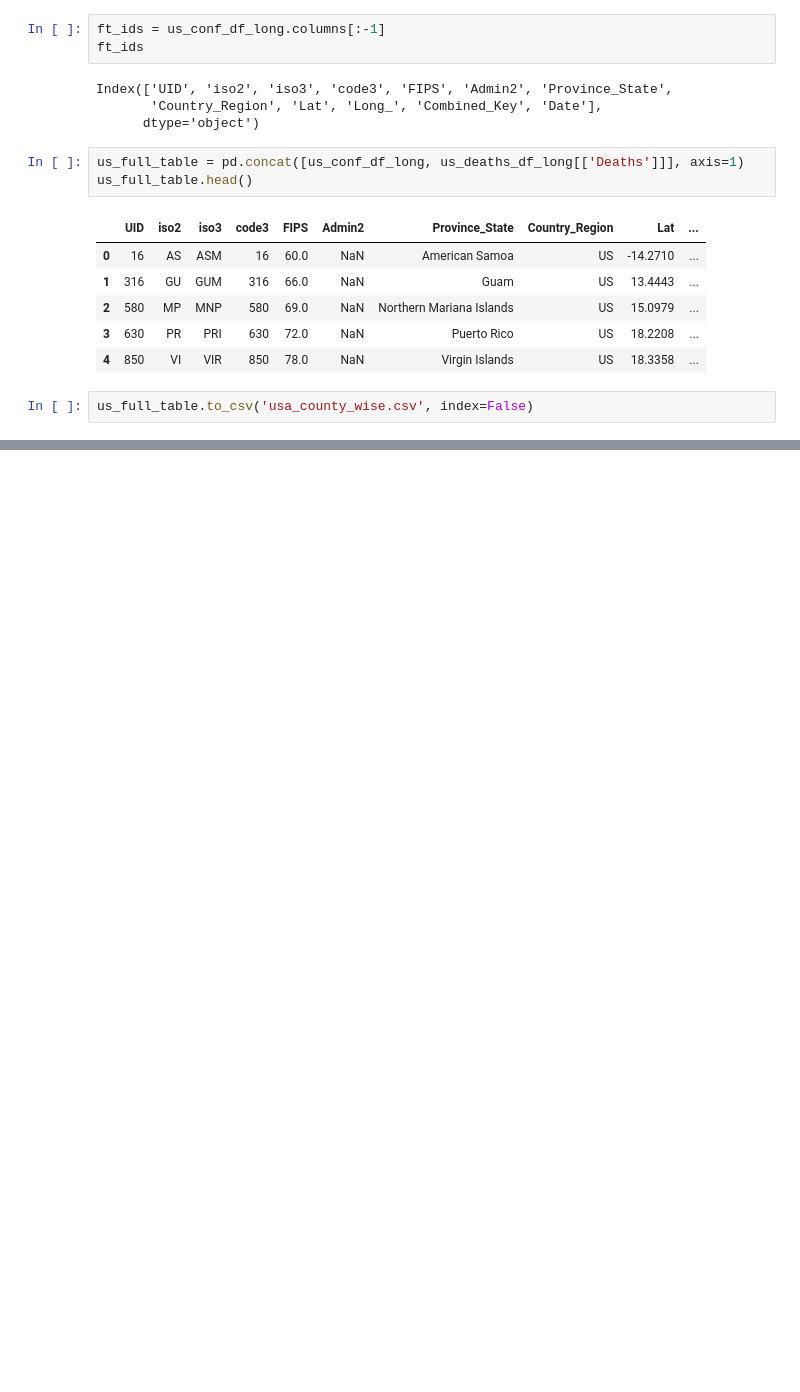
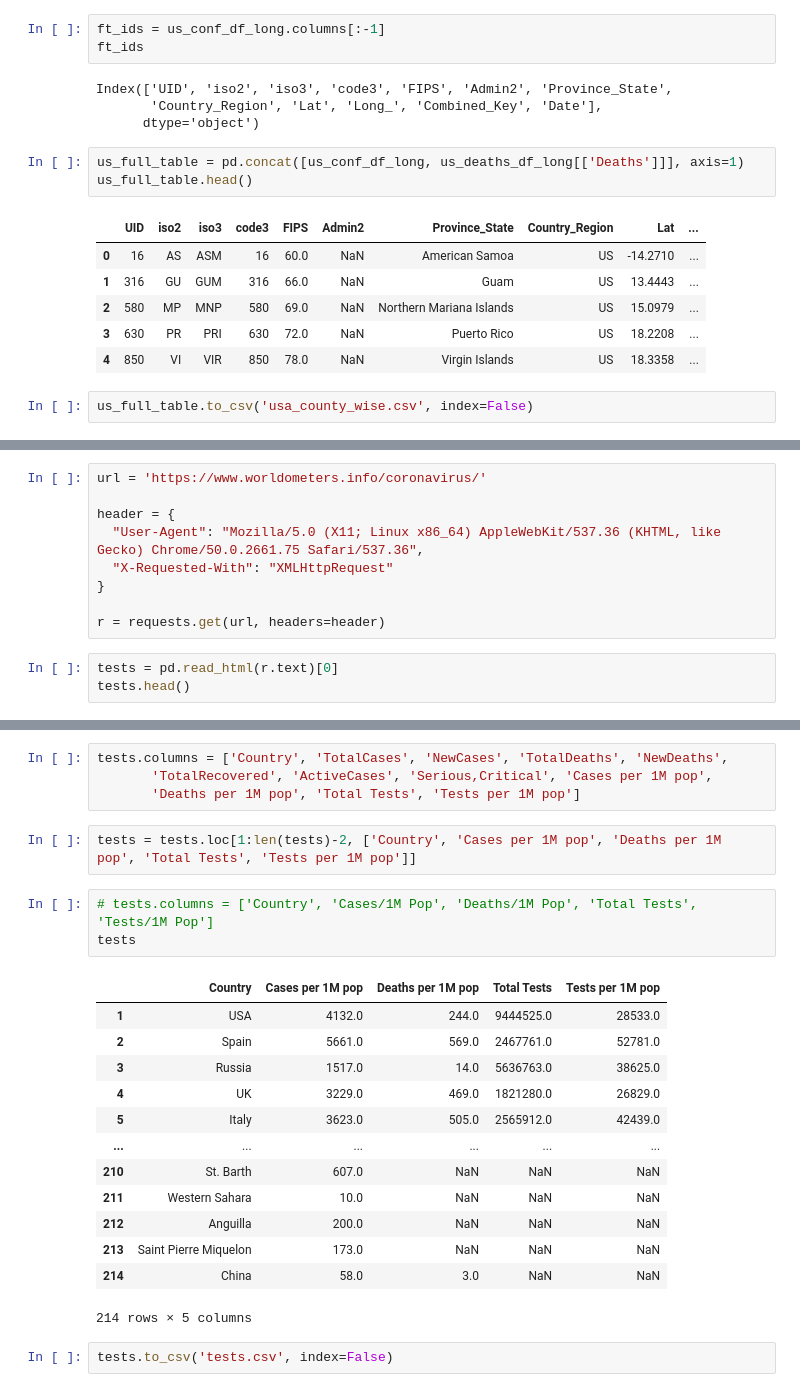
Before and after one commit to imdevskp/covid_19_jhu_data_web_scrap_and_cleaning, a Jupyter notebook: data_cleaning.ipynb, the cells around one changed output, grey strips where cells are left out. Cells and saved outputs as stored; diff of their text form; blank space fills up the shorter version.

```diff
--- a/data_cleaning.ipynb
+++ b/data_cleaning.ipynb
@@ -275,0 +279,12 @@ us_full_table.to_csv('usa_county_wise.csv', index=False)
+# %%
+url = 'https://www.worldometers.info/coronavirus/'
+
+header = {
+  "User-Agent": "Mozilla/5.0 (X11; Linux x86_64) AppleWebKit/537.36 (KHTML, like Gecko) Chrome/50.0.2661.75 Safari/537.36",
+  "X-Requested-With": "XMLHttpRequest"
+}
+
+r = requests.get(url, headers=header)
+# %%
+tests = pd.read_html(r.text)[0]
+tests.head()
@@ -275,0 +305,25 @@ us_full_table.to_csv('usa_county_wise.csv', index=False)
+# %%
+tests.columns = ['Country', 'TotalCases', 'NewCases', 'TotalDeaths', 'NewDeaths',
+       'TotalRecovered', 'ActiveCases', 'Serious,Critical', 'Cases per 1M pop',
+       'Deaths per 1M pop', 'Total Tests', 'Tests per 1M pop']
+# %%
+tests = tests.loc[1:len(tests)-2, ['Country', 'Cases per 1M pop', 'Deaths per 1M pop', 'Total Tests', 'Tests per 1M pop']]
+# %%
+# tests.columns = ['Country', 'Cases/1M Pop', 'Deaths/1M Pop', 'Total Tests', 'Tests/1M Pop']
+tests
+# %% [output]
+|  | Country | Cases per 1M pop | Deaths per 1M pop | Total Tests | Tests per 1M pop |
+| 1 | USA | 4132.0 | 244.0 | 9444525.0 | 28533.0 |
+| 2 | Spain | 5661.0 | 569.0 | 2467761.0 | 52781.0 |
+| 3 | Russia | 1517.0 | 14.0 | 5636763.0 | 38625.0 |
+| 4 | UK | 3229.0 | 469.0 | 1821280.0 | 26829.0 |
+| 5 | Italy | 3623.0 | 505.0 | 2565912.0 | 42439.0 |
+| ... | ... | ... | ... | ... | ... |
+| 210 | St. Barth | 607.0 | NaN | NaN | NaN |
+| 211 | Western Sahara | 10.0 | NaN | NaN | NaN |
+| 212 | Anguilla | 200.0 | NaN | NaN | NaN |
+| 213 | Saint Pierre Miquelon | 173.0 | NaN | NaN | NaN |
+| 214 | China | 58.0 | 3.0 | NaN | NaN |
+214 rows × 5 columns
+# %%
+tests.to_csv('tests.csv', index=False)
```
Also changed, not shown: parts of 15 cells of this notebook, 10 other files.
